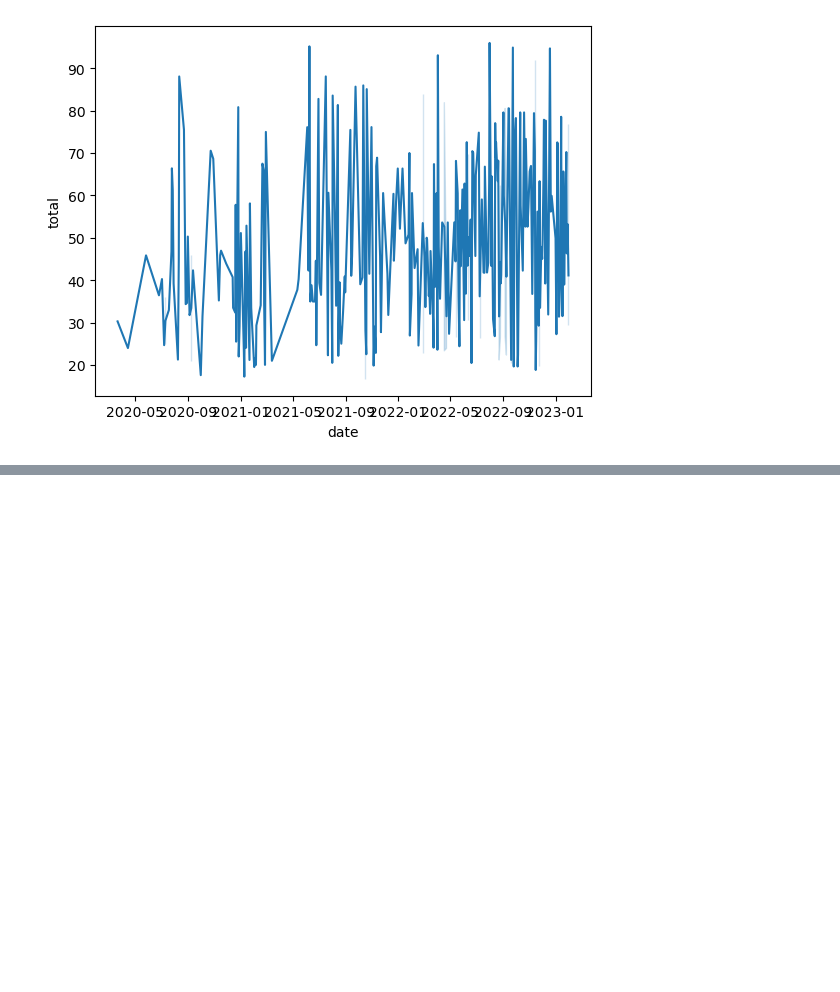
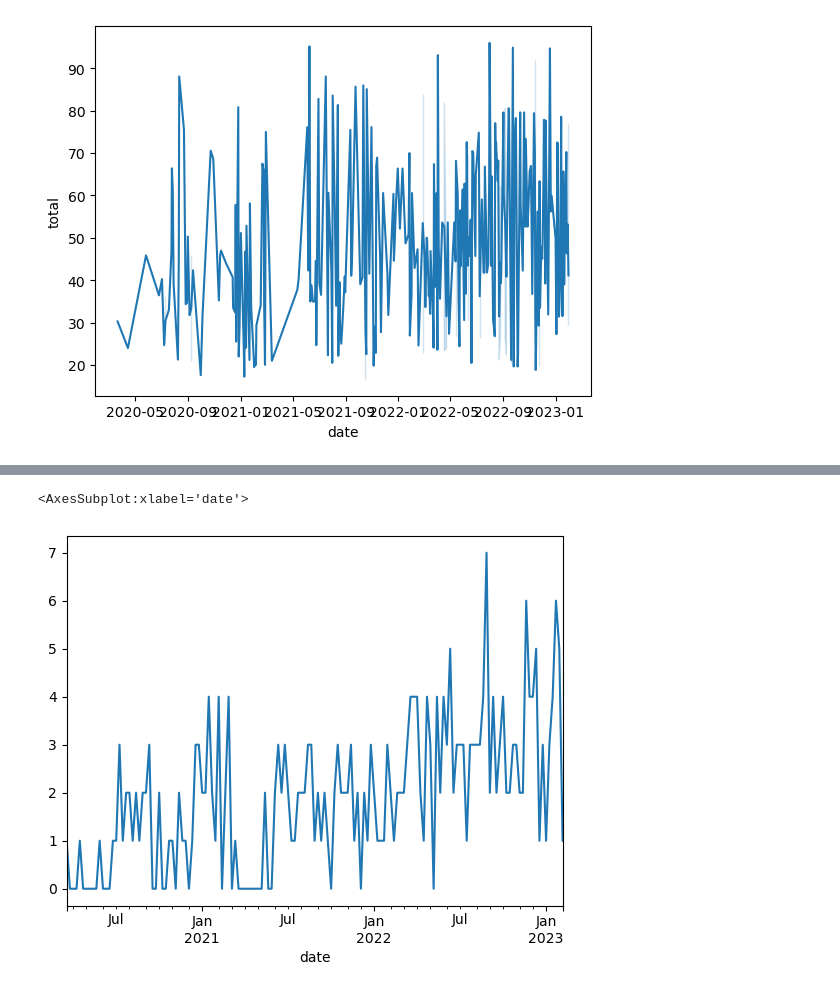
Before and after one commit to kevin-mal-smith/doordash, a Jupyter notebook: Untitled.ipynb, the cells around one changed output, grey strips where cells are left out. Drawn from its saved outputs; the diff is of its cells as text; code cells hidden in the pictures; blank space fills up the shorter version.

```diff
--- a/Untitled.ipynb
+++ b/Untitled.ipynb
@@ -181,0 +189,5 @@ sns.lineplot(data=df, x='date',y='total')
+# %%
+df.resample(rule='W',on='date')['restaurant'].count().plot()
+# %% [output]
+<AxesSubplot:xlabel='date'>
+[figure, added]
```
Also changed, not shown: parts of 7 cells of this notebook.
